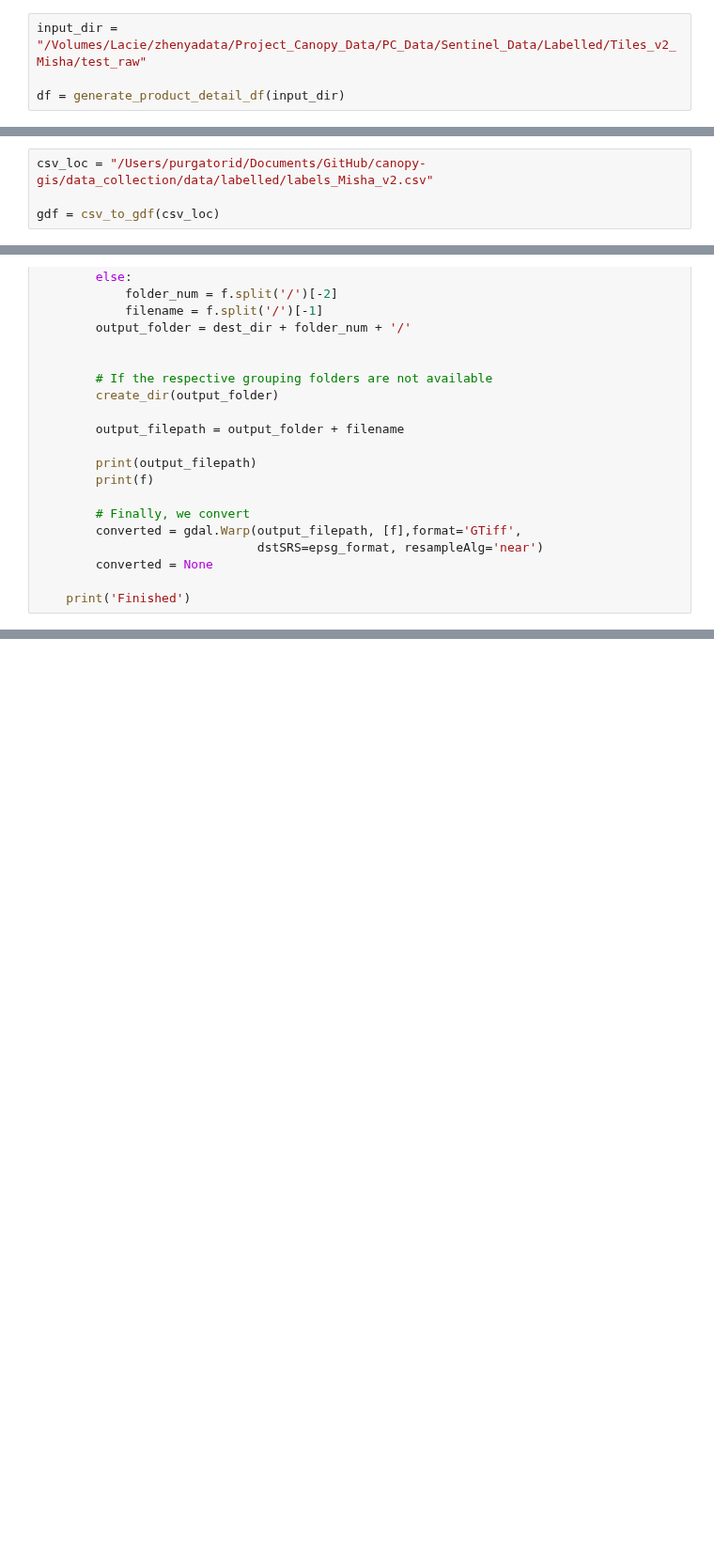
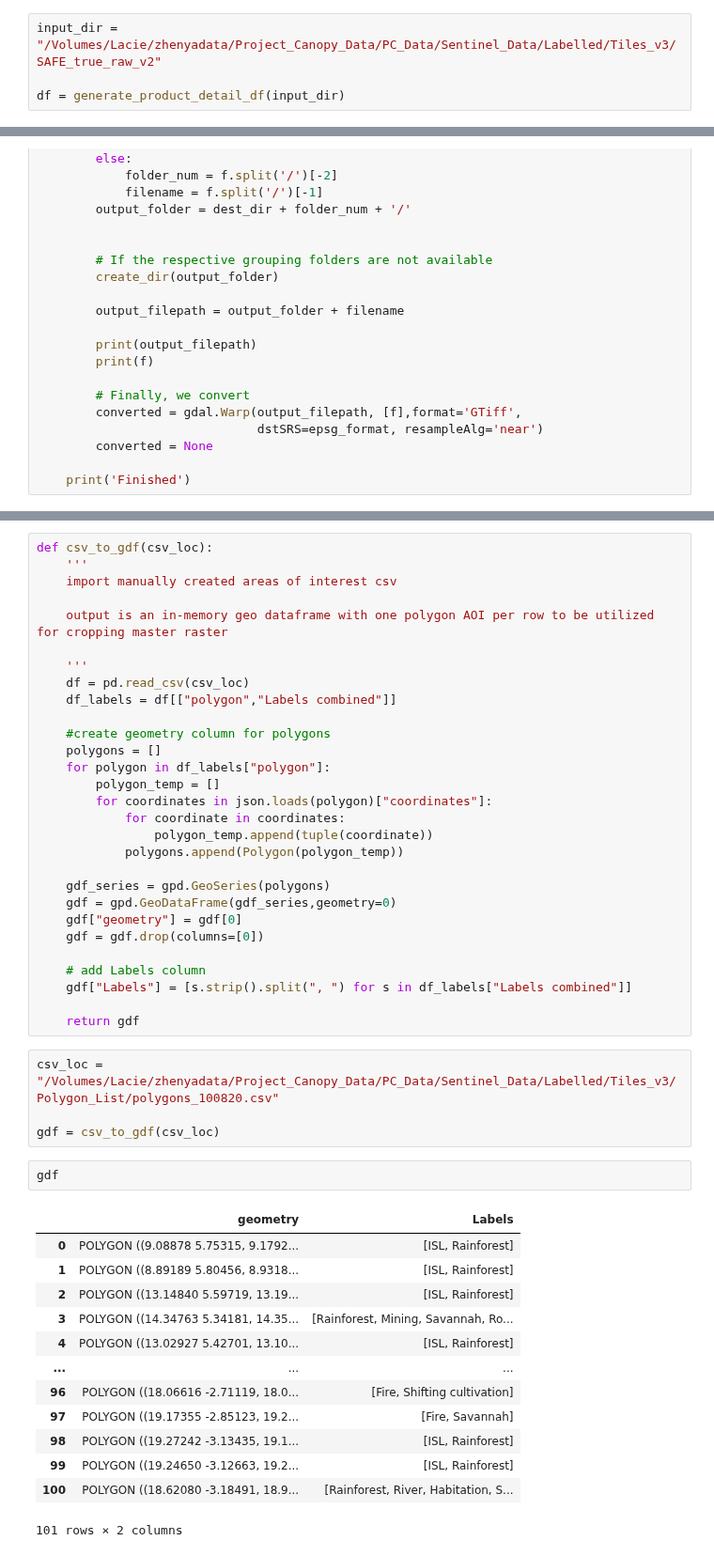
Before and after one commit to panopticonopolis/canopy-gis, a Jupyter notebook: pc_staging/Data_Collection_Pipeline_Training Chips.ipynb, the cells around one changed output, grey strips where cells are left out. Shown at 94% size. Drawn from its saved outputs; the diff is of its cells as text; blank space fills up the shorter version.

Commit message:
data collection training chips pipeline

```diff
--- a/pc_staging/Data_Collection_Pipeline_Training Chips.ipynb
+++ b/pc_staging/Data_Collection_Pipeline_Training Chips.ipynb
@@ -353,7 +364,7 @@ def generate_product_detail_df(input_dir):
     df2 = df.sort_values(by=["Tile_Id","Cloud Cover","Unclassified Percentage"],ignore_index=True)
     return df2
 # %%
-input_dir = "/Volumes/Lacie/zhenyadata/Project_Canopy_Data/PC_Data/Sentinel_Data/Labelled/Tiles_v2_Misha/test_raw"
+input_dir = "/Volumes/Lacie/zhenyadata/Project_Canopy_Data/PC_Data/Sentinel_Data/Labelled/Tiles_v3/SAFE_true_raw_v2"
 
 df = generate_product_detail_df(input_dir)
 # %%
@@ -415,7 +403,3 @@ def csv_to_gdf(csv_loc):
-# %%
-csv_loc = "/Users/purgatorid/Documents/GitHub/canopy-gis/data_collection/data/labelled/labels_Misha_v2.csv"
-
-gdf = csv_to_gdf(csv_loc)
 # %%
 def convert_rasters(src_dir, dest_dir, epsg_format='EPSG:4326', windows=False):
     """Converts the rasters in the src_dir into a different EPSG format,
@@ -536,0 +544,49 @@ Finished
+# %%
+def csv_to_gdf(csv_loc):
+    '''
+    import manually created areas of interest csv
+
+    output is an in-memory geo dataframe with one polygon AOI per row to be utilized for cropping master raster
+
+    '''
+    df = pd.read_csv(csv_loc)
+    df_labels = df[["polygon","Labels combined"]]
+
+    #create geometry column for polygons
+    polygons = []
+    for polygon in df_labels["polygon"]:
+        polygon_temp = []
+        for coordinates in json.loads(polygon)["coordinates"]:
+            for coordinate in coordinates:
+                polygon_temp.append(tuple(coordinate))
+            polygons.append(Polygon(polygon_temp))
+
+    gdf_series = gpd.GeoSeries(polygons)
+    gdf = gpd.GeoDataFrame(gdf_series,geometry=0)
+    gdf["geometry"] = gdf[0]
+    gdf = gdf.drop(columns=[0])
+
+    # add Labels column
+    gdf["Labels"] = [s.strip().split(", ") for s in df_labels["Labels combined"]]
+
+    return gdf
+# %%
+csv_loc = "/Volumes/Lacie/zhenyadata/Project_Canopy_Data/PC_Data/Sentinel_Data/Labelled/Tiles_v3/Polygon_List/polygons_100820.csv"
+
+gdf = csv_to_gdf(csv_loc)
+# %%
+gdf
+# %% [output]
+|  | geometry | Labels |
+| 0 | POLYGON ((9.08878 5.75315, 9.1792... | [ISL, Rainforest] |
+| 1 | POLYGON ((8.89189 5.80456, 8.9318... | [ISL, Rainforest] |
+| 2 | POLYGON ((13.14840 5.59719, 13.19... | [ISL, Rainforest] |
+| 3 | POLYGON ((14.34763 5.34181, 14.35... | [Rainforest, Mining, Savannah, Ro... |
+| 4 | POLYGON ((13.02927 5.42701, 13.10... | [ISL, Rainforest] |
+| ... | ... | ... |
+| 96 | POLYGON ((18.06616 -2.71119, 18.0... | [Fire, Shifting cultivation] |
+| 97 | POLYGON ((19.17355 -2.85123, 19.2... | [Fire, Savannah] |
+| 98 | POLYGON ((19.27242 -3.13435, 19.1... | [ISL, Rainforest] |
+| 99 | POLYGON ((19.24650 -3.12663, 19.2... | [ISL, Rainforest] |
+| 100 | POLYGON ((18.62080 -3.18491, 18.9... | [Rainforest, River, Habitation, S... |
+101 rows × 2 columns
```
Also changed, not shown: parts of 25 cells of this notebook, 5 other files.
